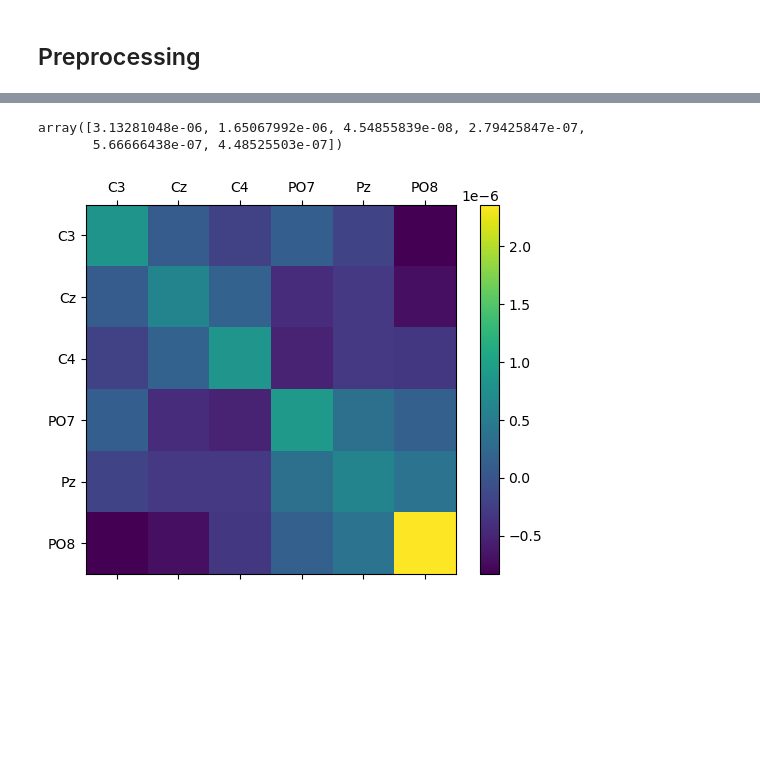
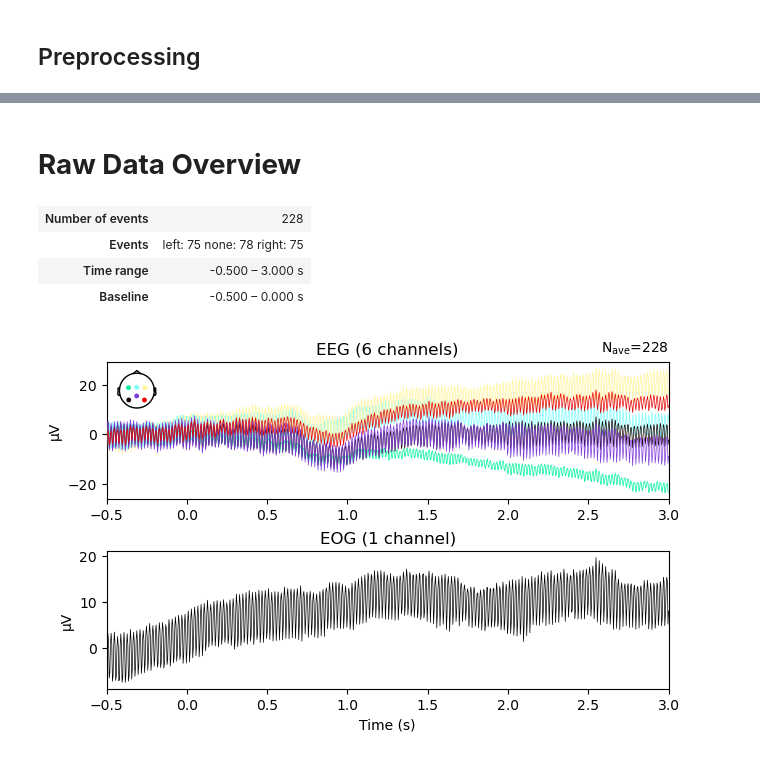
Before and after one commit to WasupolHengsritawat/Two-dimensional-Movement-Control-BCI, a Jupyter notebook: MI_offline_classification.ipynb, the cells around one changed output, grey strips where cells are left out. Cells and saved outputs as stored; diff of their text form; code cells hidden in the pictures; blank space fills up the shorter version.

```diff
--- a/MI_offline_classification.ipynb
+++ b/MI_offline_classification.ipynb
@@ -24,0 +17,12 @@ n_run = 8
+# %%
+# -- |Data details| --
+participant_id = 2
+session = 2
+# -- |Data Selection| --
+initial_run = 3
+n_run = 5
+
+# -- |Event dictionary| --
+# Set up your event name
+if session == 1 : events_id = {'right': 0, 'left': 1}
+else            : events_id = {'none': 0, 'right': 1, 'left': 2}
@@ -782,19 +63,0 @@ plt.show()
-# %%
-x_left = X[Y==1]
-np.linalg.eigvals(cov(x_left))
-# %% [output]
-array([3.13281048e-06, 1.65067992e-06, 4.54855839e-08, 2.79425847e-07,
-       5.66666438e-07, 4.48525503e-07])
-# %%
-fig = plt.figure()
-ax = fig.add_subplot(111)
-cax = ax.matshow(cov(x_left), interpolation='nearest')
-fig.colorbar(cax)
-
-alpha = epochs.info['ch_names']
-ax.set_xticklabels(['']+alpha)
-ax.set_yticklabels(['']+alpha)
-
-plt.show()
-# %% [output]
-[figure, removed]
@@ -800,0 +73,30 @@ plt.show()
+# %% [markdown]
+# **Raw Data Overview**
+# %%
+# -- |Local parameters|--
+epochs_list = []
+
+for i in range(initial_run,initial_run+n_run):
+    # -- |File import| --
+    streams, header = pyxdf.load_xdf(f"Data/sub-P{participant_id:003d}/ses-S{session:003d}/eeg/sub-P{participant_id:003d}_ses-S{session:003d}_task-Default_run-{i:003d}_eeg.xdf") #Example Data from Lab Recoder
+
+    raw_mne, events = streams2mnedata(streams)
+    epochs = mne.Epochs(raw_mne, events, tmin= -0.5,  tmax= 3, event_id = events_id, preload = True,verbose=False,picks = ['C3','Cz','C4','PO7','Pz','PO8','EOG'])
+
+    epochs_list.append(epochs)
+
+epochs = mne.concatenate_epochs(epochs_list)
+epochs.set_montage(mne.channels.make_standard_montage('standard_1020'))
+# %% [output]
+| Number of events | 228 |
+| Events | left: 75 none: 78 right: 75 |
+| Time range | -0.500 – 3.000 s |
+| Baseline | -0.500 – 0.000 s |
+# %%
+plot_kwargs = dict(picks="all")
+
+# plot the evoked for the EEG and the EOG sensors
+fig = epochs.average("all").plot(**plot_kwargs)
+fig.set_size_inches(6, 6)
+# %% [output]
+[figure, added]
```
Also changed, not shown: parts of 88 cells of this notebook.
